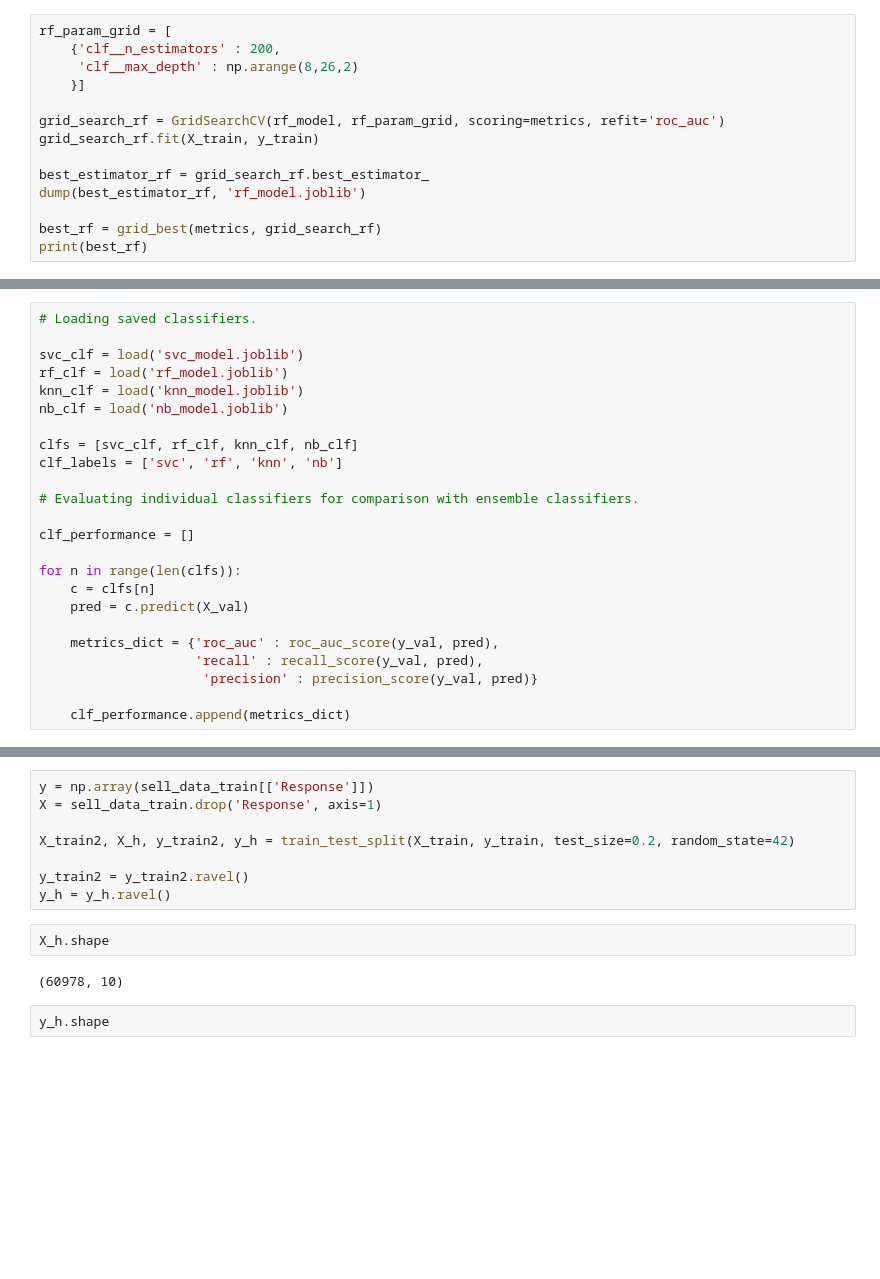
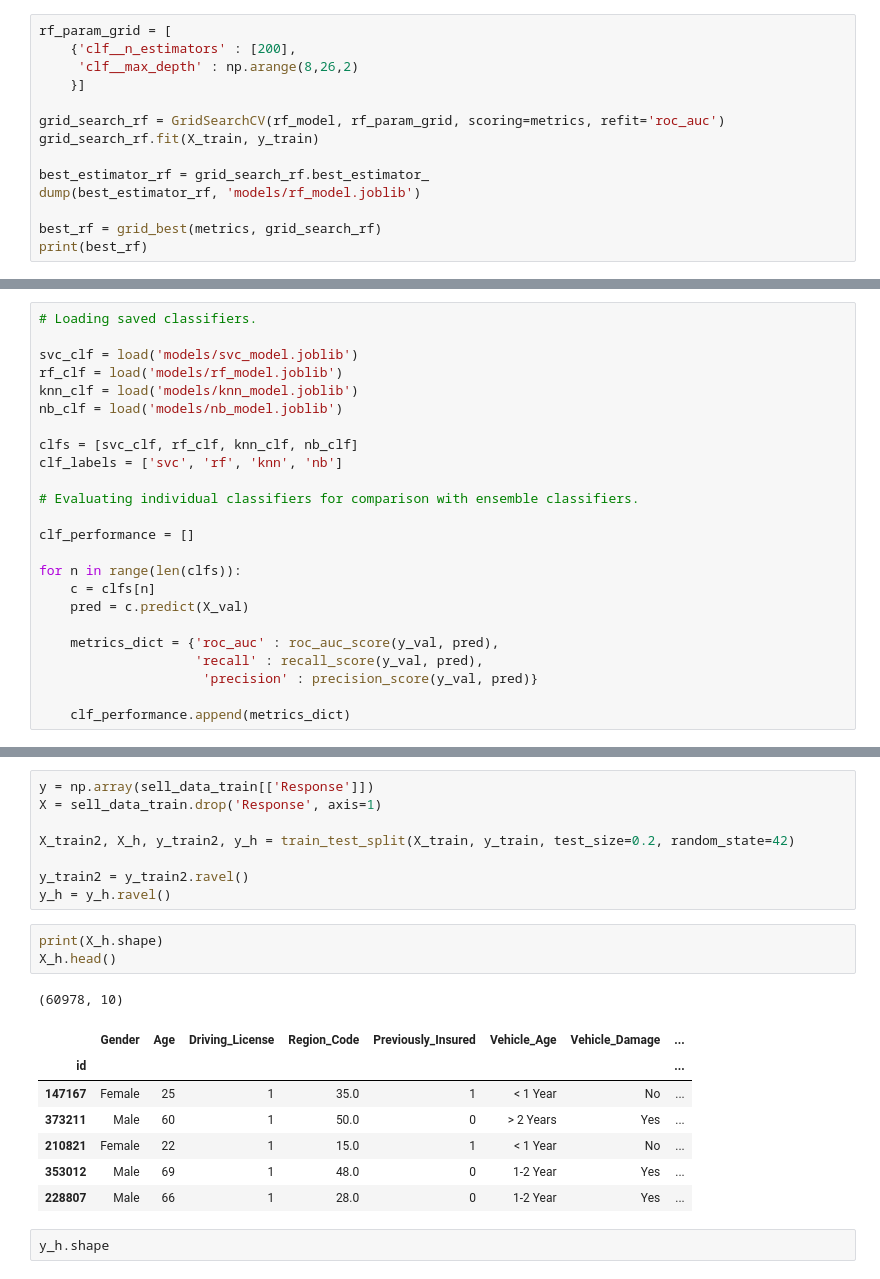
Before and after one commit to CrisMW/insurance_cross_sell, a Jupyter notebook: cross_sell.ipynb, the cells around one changed output, grey strips where cells are left out. Drawn from its saved outputs; the diff is of its cells as text; blank space fills up the shorter version.

```diff
--- a/cross_sell.ipynb
+++ b/cross_sell.ipynb
@@ -507,6 +506,6 @@ This specifically looks at max_depth.
 # %%
 rf_param_grid = [
-    {'clf__n_estimators' : 200,
+    {'clf__n_estimators' : [200],
      'clf__max_depth' : np.arange(8,26,2)
     }]
 
@@ -514,7 +513,7 @@ grid_search_rf = GridSearchCV(rf_model, rf_param_grid, scoring=metrics, refit='r
 grid_search_rf.fit(X_train, y_train)
 
 best_estimator_rf = grid_search_rf.best_estimator_
-dump(best_estimator_rf, 'rf_model.joblib')
+dump(best_estimator_rf, 'models/rf_model.joblib')
 
 best_rf = grid_best(metrics, grid_search_rf)
 print(best_rf)
@@ -601,10 +600,10 @@ To determine whether an ensemble performs better than any model on its own, we n
 # %%
 # Loading saved classifiers.
 
-svc_clf = load('svc_model.joblib')
-rf_clf = load('rf_model.joblib')
-knn_clf = load('knn_model.joblib')
-nb_clf = load('nb_model.joblib')
+svc_clf = load('models/svc_model.joblib')
+rf_clf = load('models/rf_model.joblib')
+knn_clf = load('models/knn_model.joblib')
+nb_clf = load('models/nb_model.joblib')
 
 clfs = [svc_clf, rf_clf, knn_clf, nb_clf]
 clf_labels = ['svc', 'rf', 'knn', 'nb']
@@ -686,10 +685,18 @@ X_train2, X_h, y_train2, y_h = train_test_split(X_train, y_train, test_size=0.2,
 
 y_train2 = y_train2.ravel()
 y_h = y_h.ravel()
-# %%
-X_h.shape
-# %% [output]
-(60978, 10)
+# %%
+print(X_h.shape)
+X_h.head()
+# %% [output]
+(60978, 10)
+|  | Gender | Age | Driving_License | Region_Code | Previously_Insured | Vehicle_Age | Vehicle_Damage | ... |
+| id |  |  |  |  |  |  |  | ... |
+| 147167 | Female | 25 | 1 | 35.0 | 1 | < 1 Year | No | ... |
+| 373211 | Male | 60 | 1 | 50.0 | 0 | > 2 Years | Yes | ... |
+| 210821 | Female | 22 | 1 | 15.0 | 1 | < 1 Year | No | ... |
+| 353012 | Male | 69 | 1 | 48.0 | 0 | 1-2 Year | Yes | ... |
+| 228807 | Male | 66 | 1 | 28.0 | 0 | 1-2 Year | Yes | ... |
 # %%
 y_h.shape
 # %% [output]
```
Also changed, not shown: parts of 29 cells of this notebook, 2 other files.
